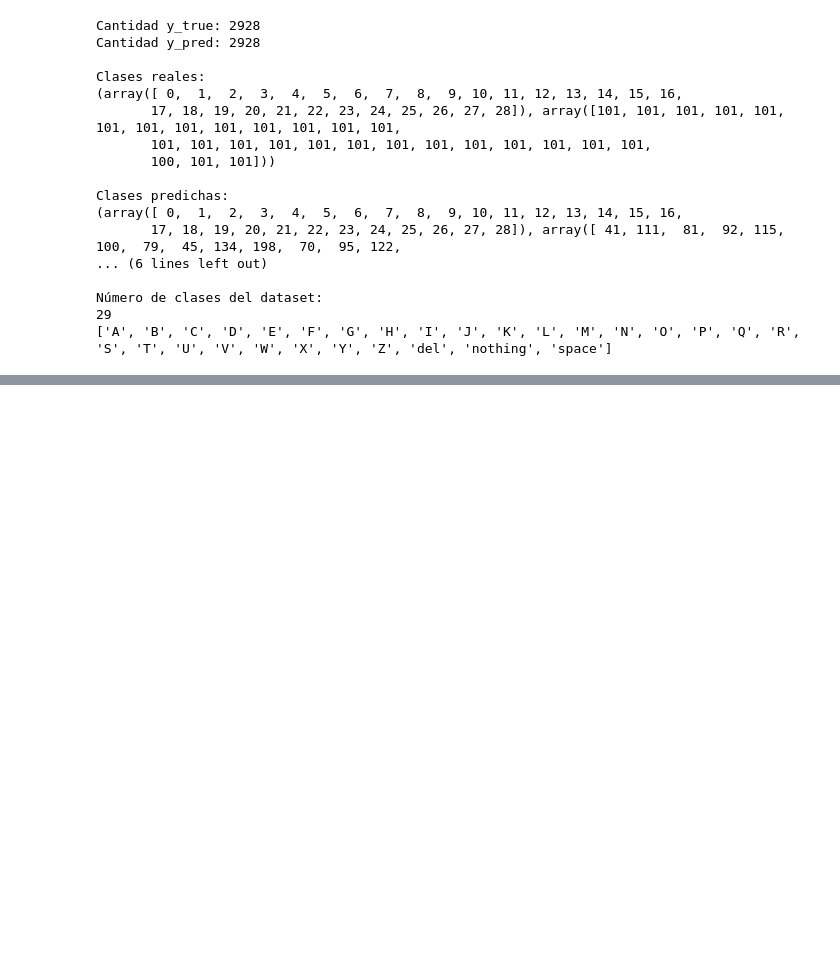
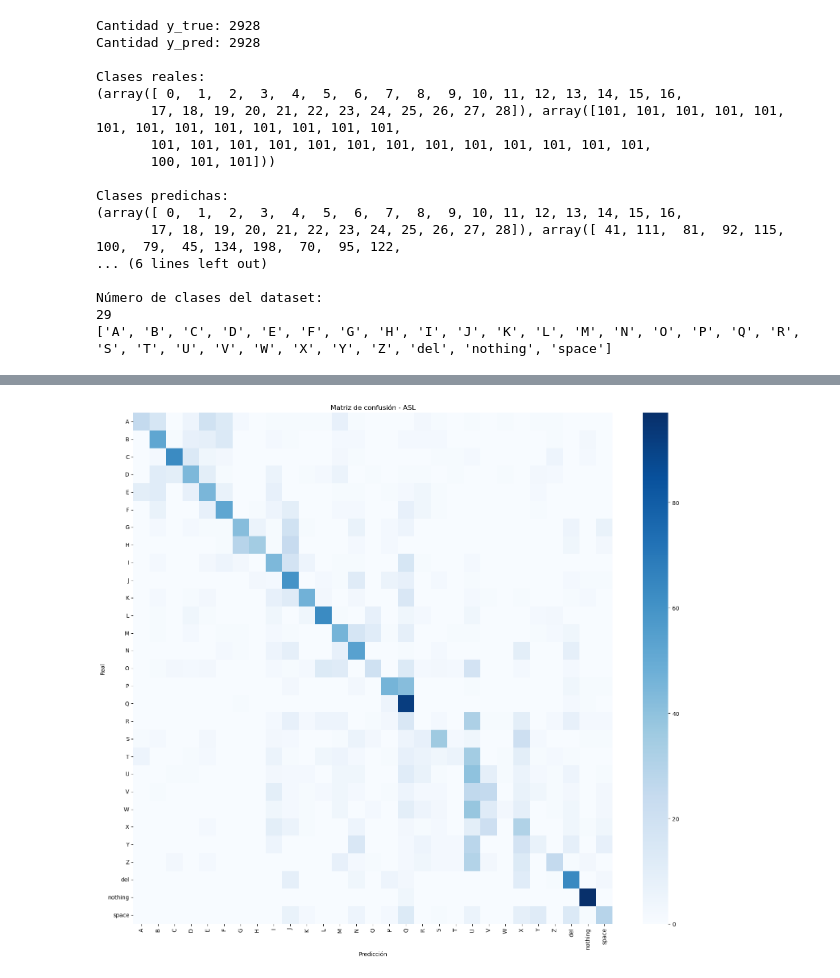
Before and after one commit to ricrod01/LABORATORIO_3_DS, a Jupyter notebook: Modelos.ipynb, the cells around one changed output, grey strips where cells are left out. Cells and saved outputs as stored; diff of their text form; code cells hidden in the pictures; blank space fills up the shorter version.

Commit message:
Comentarios a las matrices de confusión

```diff
--- a/Modelos.ipynb
+++ b/Modelos.ipynb
@@ -169,12 +169,3 @@ modelo_cnn2 = nn.Sequential(
         29
     )
 )
-# %%
-ruta_train = Path("train")
-
-imagenes = sorted(ruta_train.glob("*.jpg"))
-
-print("Número de imágenes:", len(imagenes))
-
-for ruta in imagenes[:100]:
-    print(ruta.name)
@@ -199,3 +171,0 @@ A1416.jpg
-# %%
-for ruta in imagenes[-100:]:
-    print(ruta.name)
@@ -746,0 +734,31 @@ weighted avg       0.45      0.41      0.40      2928
+# %%
+import seaborn as sns
+
+def matrizc(y_true, y_pred, train_dataset):
+    cm = confusion_matrix(
+        y_true,
+        y_pred
+    )
+
+    plt.figure(figsize=(16,14))
+
+    sns.heatmap(
+        cm,
+        cmap="Blues",
+        xticklabels=train_dataset.clases,
+        yticklabels=train_dataset.clases
+    )
+
+    plt.xlabel("Predicción")
+    plt.ylabel("Real")
+
+    plt.title(
+        "Matriz de confusión - ASL"
+    )
+
+    plt.tight_layout()
+    plt.show()
+# %%
+matrizc(y_true1, y_pred1, train_dataset)
+# %% [output]
+[figure, added]
```
Also changed, not shown: parts of 20 cells of this notebook.
